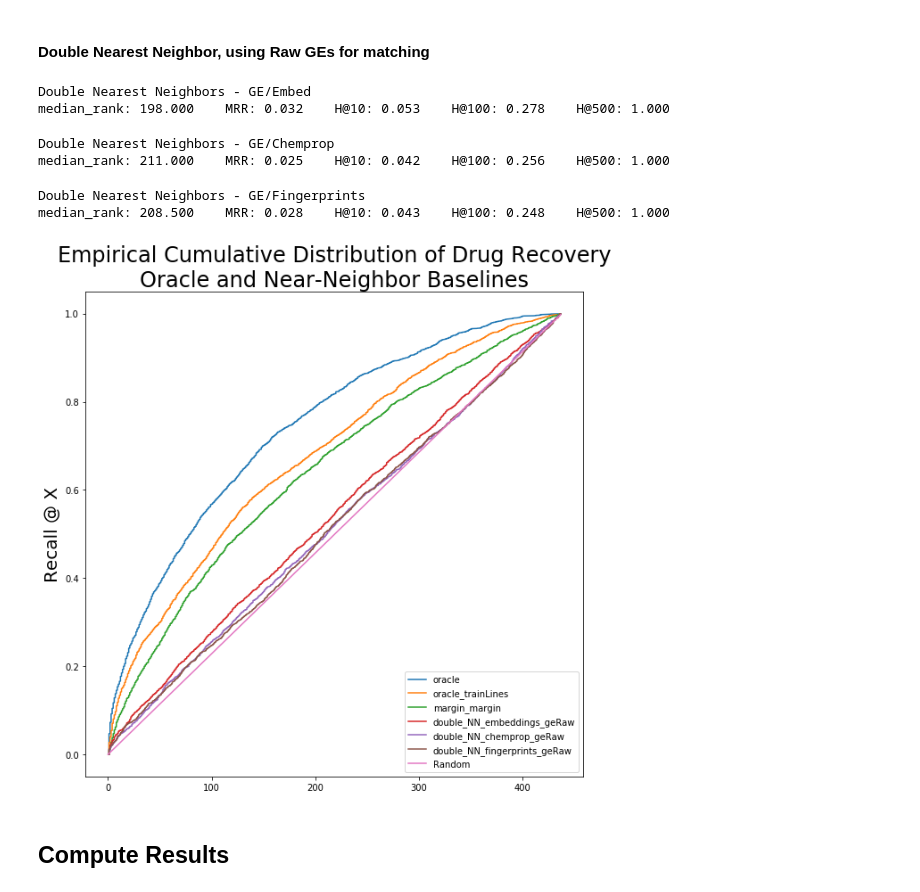
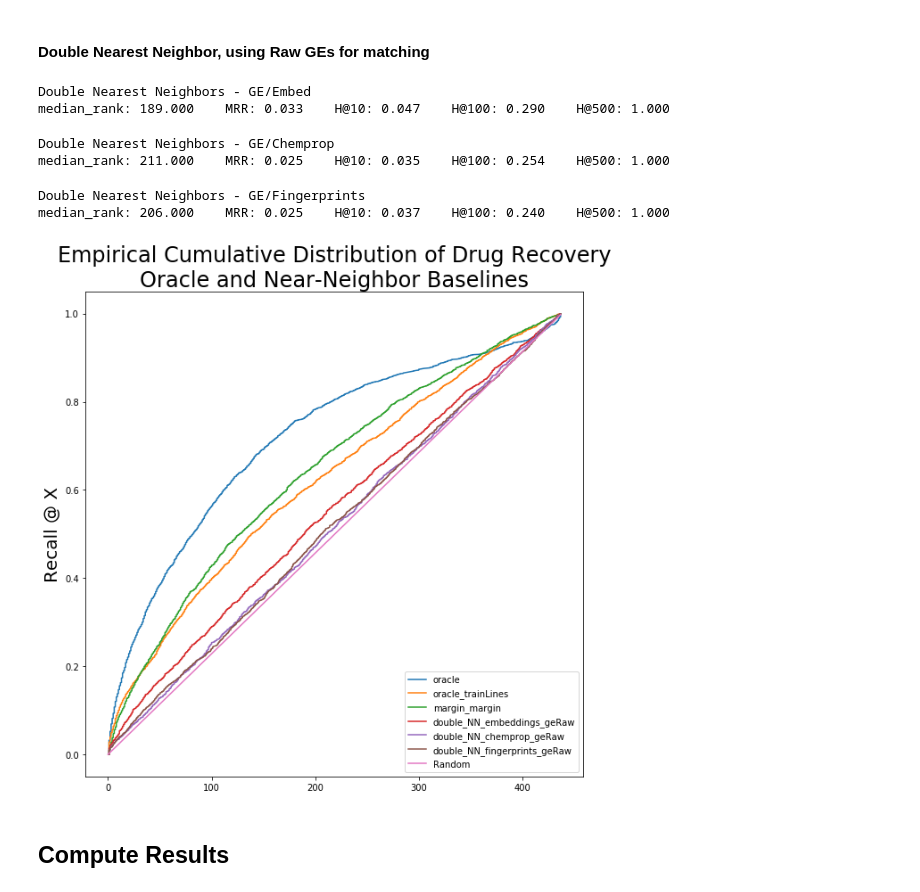
Before and after one commit to sgfin/molecule_ge_coordinated_embeddings, a Jupyter notebook: notebooks/results_drug_cell_split.ipynb, the cells around one changed output. Saved outputs shown, nothing was run; the diff lists cells and outputs as text; code cells hidden in the pictures.

```diff
--- a/notebooks/results_drug_cell_split.ipynb
+++ b/notebooks/results_drug_cell_split.ipynb
@@ -725,0 +857,23 @@ median_rank: 127.000    MRR: 0.039    H@10: 0.085    H@100: 0.429    H@500: 1.00
+# %%
+from copy import copy
+
+print("Oracle exlcuding query from average signature - raw,  only post pert")
+gex_raw_pd = pd.DataFrame(gex_raw[:,978:1956], index = smiles_gex_labels)
+index_range = np.array(range(len(smiles_gex_labels)))
+gex_raw_mean_pd_temp = copy(gex_raw_mean_pd)
+
+ranks_oracle_weaker_geRaw = []
+for i, smile in enumerate(smiles_gex_labels):
+    ge_embed = gex_raw_pd.iloc[i,:]
+    mean_smile_true = gex_raw_mean_pd_temp.loc[smile]
+    mean_smile_temp = gex_raw_pd.loc[index_range != i,:].loc[smile].mean(axis=0)
+    gex_raw_mean_pd_temp.loc[smile] = mean_smile_temp
+    ranks = rankdata(cdist(np.expand_dims(ge_embed.values, axis=0), gex_raw_mean_pd_temp))
+    ranks = ranks.squeeze()
+    rank_true = ranks[smiles_chem_labels == smile]
+    ranks_oracle_weaker_geRaw.append(rank_true[0])
+    gex_raw_mean_pd_temp.loc[smile] = mean_smile_true
+ranks_oracle_geRaw = np.array(ranks_oracle_weaker_geRaw)
+
+res_dict = prepare_metrics(ranks_oracle_geRaw, index_range)
+print("    ".join(['{}: {:.3f}'.format(k, res_dict[k]) for k in res_dict]))
@@ -725,0 +883,4 @@ median_rank: 127.000    MRR: 0.039    H@10: 0.085    H@100: 0.429    H@500: 1.00
+# %%
+print("Oracle using average GEs from train - raw")
+gexRaw_chem_oracle_trainLines = cdist(gex_raw[:,978:1956], gex_raw_mean_trainCelltestPert_all_pd.iloc[:,978:1956],  metric='correlation')
+ranks_oracle_rawGE_trainLines = get_val_scores(gexRaw_chem_oracle_trainLines)
@@ -772,43 +977,45 @@ plt.show()
 #### Double Nearest Neighbor, using Raw GEs for matching
 # %%
 print("Double Nearest Neighbors - GE/Embed")
-gex_neighbors_in_train_rawGE = cdist(gex_raw[:,-978:], gex_raw_mean_train_pd,  metric='correlation')
+#gex_raw_mean_train_pd2 = pd.DataFrame(data=gex_raw_train[:,978:1956], index = smiles_gex_labels_train ).rename_axis(index=['smiles']).groupby('smiles').mean()
+
+gex_neighbors_in_train_rawGE = cdist(gex_raw[:,978:1956], gex_raw_mean_train_pd2,  metric='correlation')
 #gex_neighbors_in_train_rawGE = cdist(ge_raw_pca, gex_raw_pca_mean_train_pd,  metric='correlation')
 ind_nn_geRaw = np.argmin(gex_neighbors_in_train_rawGE, axis = 1)
 gex_chem_double_NN_embed_rawGE_dist = dists_to_train_chem_embed.T[ind_nn_geRaw,:]
 ranks_chem_double_NN_rawGE = get_val_scores(gex_chem_double_NN_embed_rawGE_dist)
 # %% [output]
 Double Nearest Neighbors - GE/Embed
-median_rank: 198.000    MRR: 0.032    H@10: 0.053    H@100: 0.278    H@500: 1.000
+median_rank: 189.000    MRR: 0.033    H@10: 0.047    H@100: 0.290    H@500: 1.000
 # %%
 print("Double Nearest Neighbors - GE/Chemprop")
 gex_chem_double_NN_chemprop_rawGE_dist = dists_to_train_chemprop.T[ind_nn_geRaw,:]
 ranks_chem_double_NN_chemprop_rawGE = get_val_scores(gex_chem_double_NN_chemprop_rawGE_dist)
 # %% [output]
 Double Nearest Neighbors - GE/Chemprop
-median_rank: 211.000    MRR: 0.025    H@10: 0.042    H@100: 0.256    H@500: 1.000
+median_rank: 211.000    MRR: 0.025    H@10: 0.035    H@100: 0.254    H@500: 1.000
 # %%
 print("Double Nearest Neighbors - GE/Fingerprints")
 gex_chem_double_NN_fps_rawGE_dist = dists_to_train_fps.T[ind_nn_geRaw,:]
 ranks_chem_double_NN_fps_rawGE = get_val_scores(gex_chem_double_NN_fps_rawGE_dist)
 # %% [output]
 Double Nearest Neighbors - GE/Fingerprints
-median_rank: 208.500    MRR: 0.028    H@10: 0.043    H@100: 0.248    H@500: 1.000
+median_rank: 206.000    MRR: 0.025    H@10: 0.037    H@100: 0.240    H@500: 1.000
 # %%
 fig = plt.figure(figsize=(10,10))
-cdf_plot(ranks_oracle_embedding, label = "oracle")
-cdf_plot(ranks_oracle_embedding_trainLines, label = "oracle_trainLines")
+cdf_plot(ranks_oracle_geRaw, label = "oracle")
+cdf_plot(ranks_oracle_rawGE_trainLines, label = "oracle_trainLines")
 cdf_plot(ranks_val_orig, label = "margin_margin")
 cdf_plot(ranks_chem_double_NN_rawGE,  label = "double_NN_embeddings_geRaw")
 cdf_plot(ranks_chem_double_NN_chemprop_rawGE,  label = "double_NN_chemprop_geRaw")
 cdf_plot(ranks_chem_double_NN_fps_rawGE,  label = "double_NN_fingerprints_geRaw")
 cdf_plot(np.linspace(0, 437, 437), "Random")
 plt.legend(loc="lower right")
 plt.ylabel("Recall @ X", fontsize=20)
 plt.title("Empirical Cumulative Distribution of Drug Recovery\nOracle and Near-Neighbor Baselines", fontsize=24)
 plt.show()
 # %% [output]
-[figure, old version]
+[figure, new version]
 # %%
 np.savez(NUMPY_RESULTS_PATH + 'results_drug_cell_split_baselines.npz',
          ranks_oracle_embedding, ranks_oracle_embedding_trainLines, ranks_val_orig,
```
Also changed, not shown: parts of 61 cells of this notebook.
